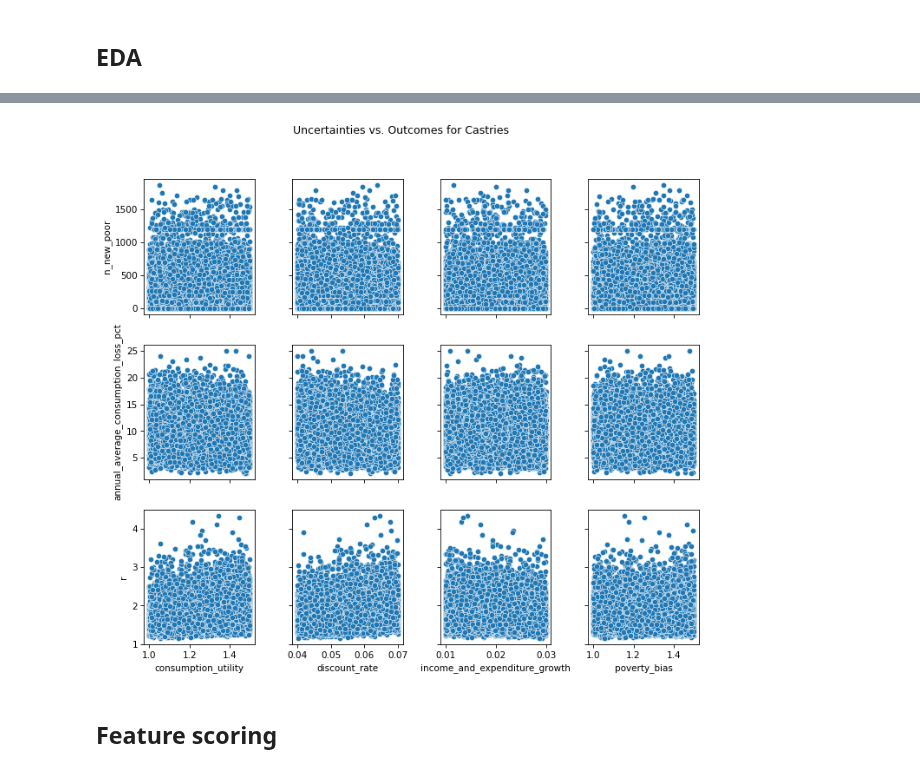
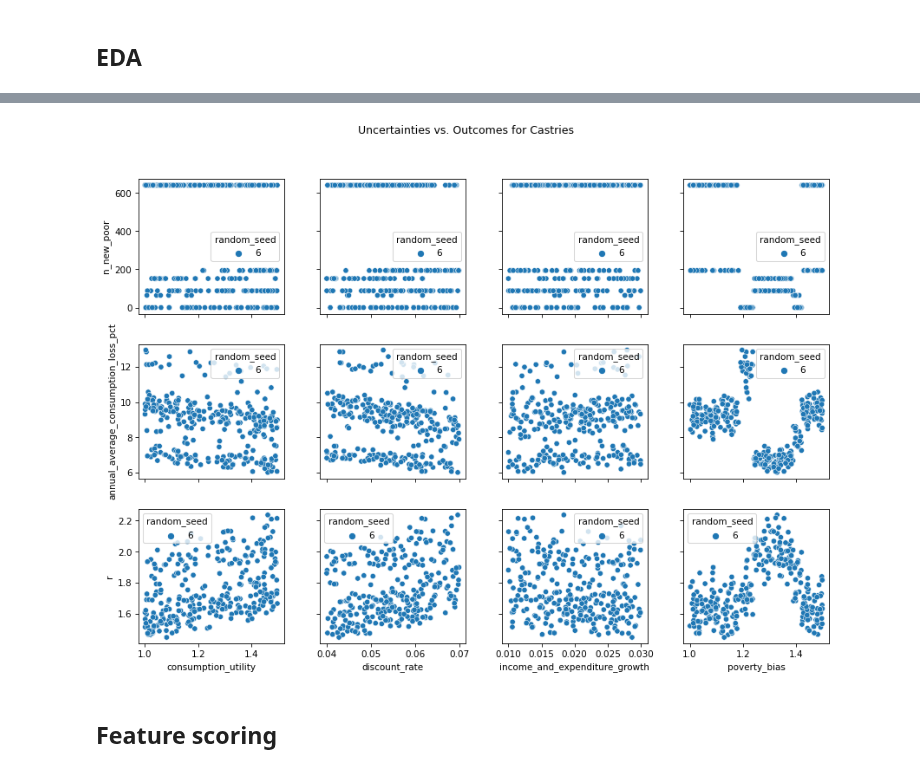
Before and after one commit to mikhailsirenko/unbreakable, a Jupyter notebook: notebooks/sensitivity_analysis.ipynb, the cells around one changed output, grey strips where cells are left out. Saved outputs shown, nothing was run; the diff lists cells and outputs as text; code cells hidden in the pictures.

```diff
--- a/notebooks/sensitivity_analysis.ipynb
+++ b/notebooks/sensitivity_analysis.ipynb
@@ -28,7 +43,9 @@ WARNING! Random seeds are not unique.
 uncertainties_of_interest = ['consumption_utility',
                              'discount_rate',
                              'income_and_expenditure_growth',
-                             'poverty_bias']
+                             'poverty_bias',
+                             # 'random_seed'
+                             ]
 
 outcomes_of_interest = ['n_new_poor',
                         'annual_average_consumption_loss_pct',
@@ -36,4 +53,6 @@ outcomes_of_interest = ['n_new_poor',
 
 district = 'Castries'
 df = outcomes[outcomes['district'] == district]
-df = df.drop_duplicates(subset=['random_seed'])
+top_5_random_seeds = df['random_seed'].value_counts().index[:5]
+df = df[df['random_seed'].isin([6])]
+# df = df.drop_duplicates(subset=['random_seed'])
@@ -40,22 +61,23 @@ df = df.drop_duplicates(subset=['random_seed'])
 # %%
 ncols = len(uncertainties_of_interest)
 nrows = len(outcomes_of_interest)
-fig, ax = plt.subplots(nrows=nrows, ncols=ncols, figsize=(5 * int(ncols / 2), 3 * nrows), sharey='row', sharex='col')
+fig, ax = plt.subplots(nrows=nrows, ncols=ncols, figsize=(6 * int(ncols / 2), 3 * nrows), sharey='row', sharex='col')
 
 for uncertainty in uncertainties_of_interest:
     for outcome in outcomes_of_interest:
         sns.scatterplot(data=df,
                         x=uncertainty,
                         y=outcome,
                         palette='tab10',
+                        hue='random_seed',
                         ax=ax[outcomes_of_interest.index(outcome), uncertainties_of_interest.index(uncertainty)])
 
         ax[outcomes_of_interest.index(outcome), uncertainties_of_interest.index(uncertainty)].set_xlabel(uncertainty)
         ax[outcomes_of_interest.index(outcome), uncertainties_of_interest.index(uncertainty)].set_ylabel(outcome)
 fig.suptitle(f'Uncertainties vs. Outcomes for {district}')
 fig.tight_layout(pad=3.0)
 # %% [output]
-[figure, old version]
+[figure, new version]
 # %% [markdown]
 ## Feature scoring
 # %%
```
Also changed, not shown: parts of 4 cells of this notebook, 1 other file.
